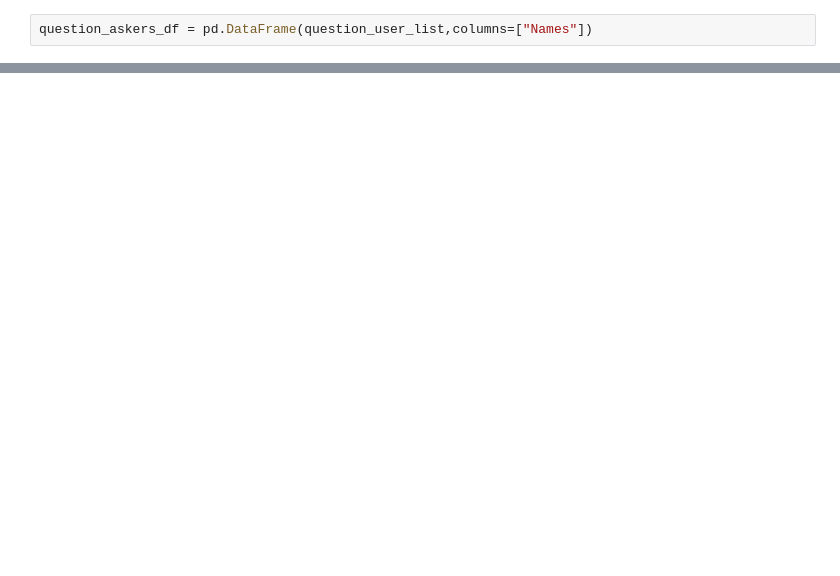
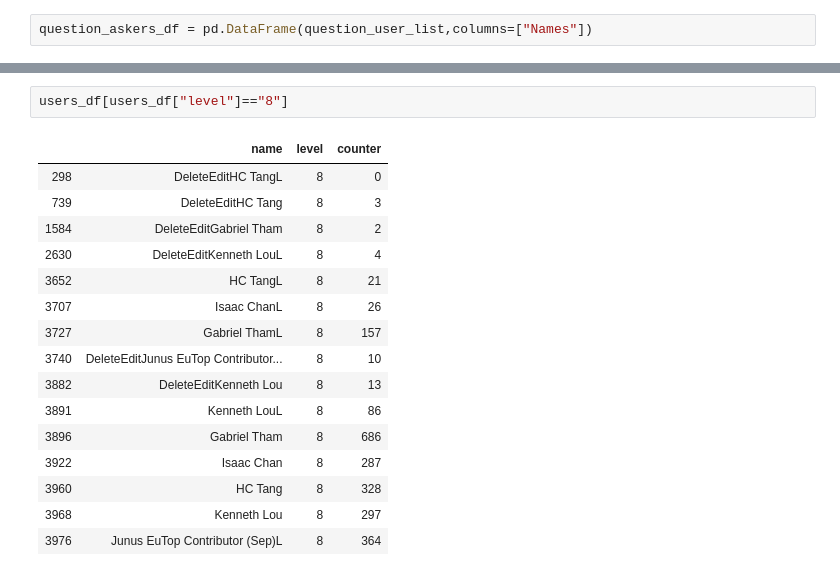
Before and after one commit to kqtqk88/IS434_PJ, a Jupyter notebook: User Analysis/Find users for seedly forum.ipynb, the cells around one changed output, grey strips where cells are left out. Cells and saved outputs as stored; diff of their text form; blank space fills up the shorter version.

```diff
--- a/User Analysis/Find users for seedly forum.ipynb
+++ b/User Analysis/Find users for seedly forum.ipynb
@@ -103,0 +243,19 @@ question_askers_df.nunique()
+# %%
+users_df[users_df["level"]=="8"]
+# %% [output]
+|  | name | level | counter |
+| 298 | DeleteEditHC TangL | 8 | 0 |
+| 739 | DeleteEditHC Tang | 8 | 3 |
+| 1584 | DeleteEditGabriel Tham | 8 | 2 |
+| 2630 | DeleteEditKenneth LouL | 8 | 4 |
+| 3652 | HC TangL | 8 | 21 |
+| 3707 | Isaac ChanL | 8 | 26 |
+| 3727 | Gabriel ThamL | 8 | 157 |
+| 3740 | DeleteEditJunus EuTop Contributor... | 8 | 10 |
+| 3882 | DeleteEditKenneth Lou | 8 | 13 |
+| 3891 | Kenneth LouL | 8 | 86 |
+| 3896 | Gabriel Tham | 8 | 686 |
+| 3922 | Isaac Chan | 8 | 287 |
+| 3960 | HC Tang | 8 | 328 |
+| 3968 | Kenneth Lou | 8 | 297 |
+| 3976 | Junus EuTop Contributor (Sep)L | 8 | 364 |
```
Also changed, not shown: parts of 17 cells of this notebook, 1 other file.
